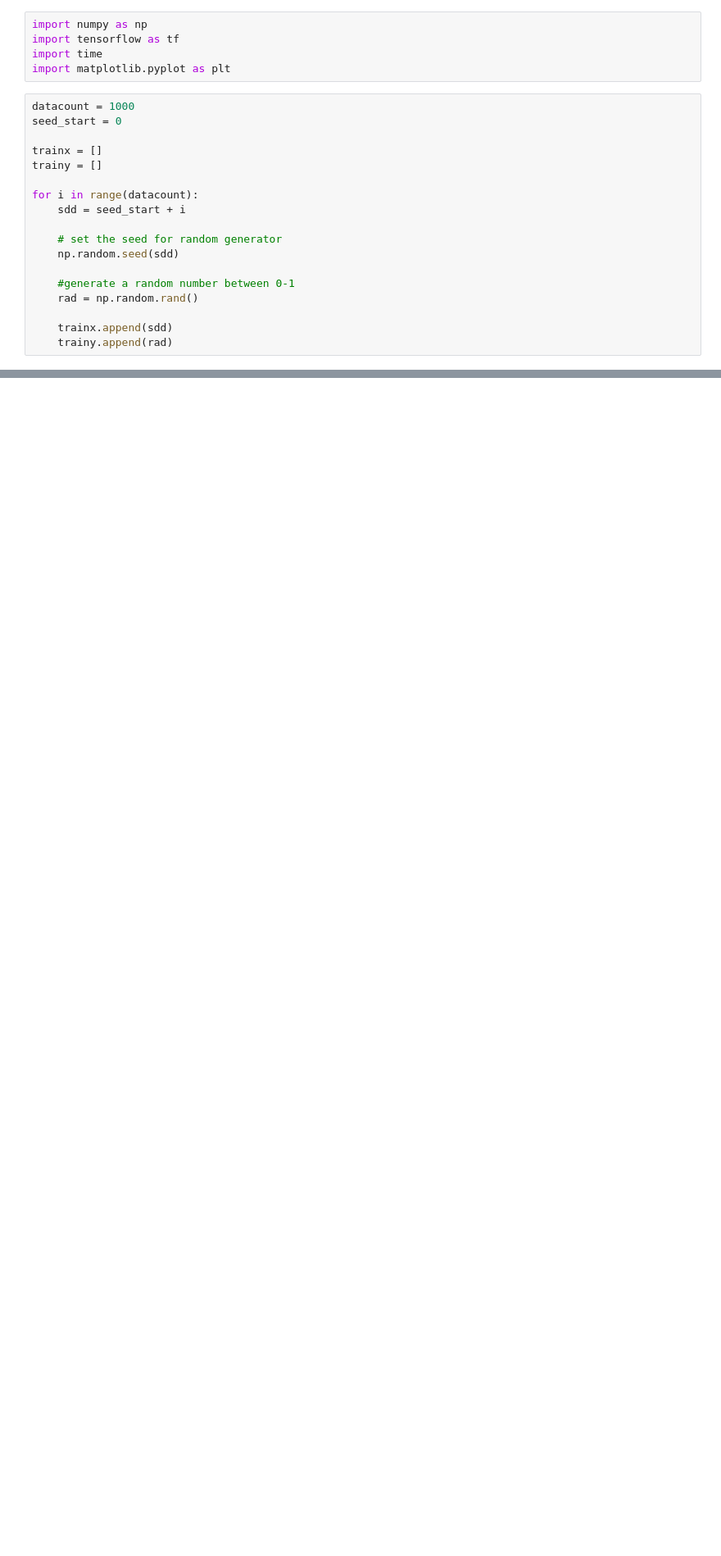
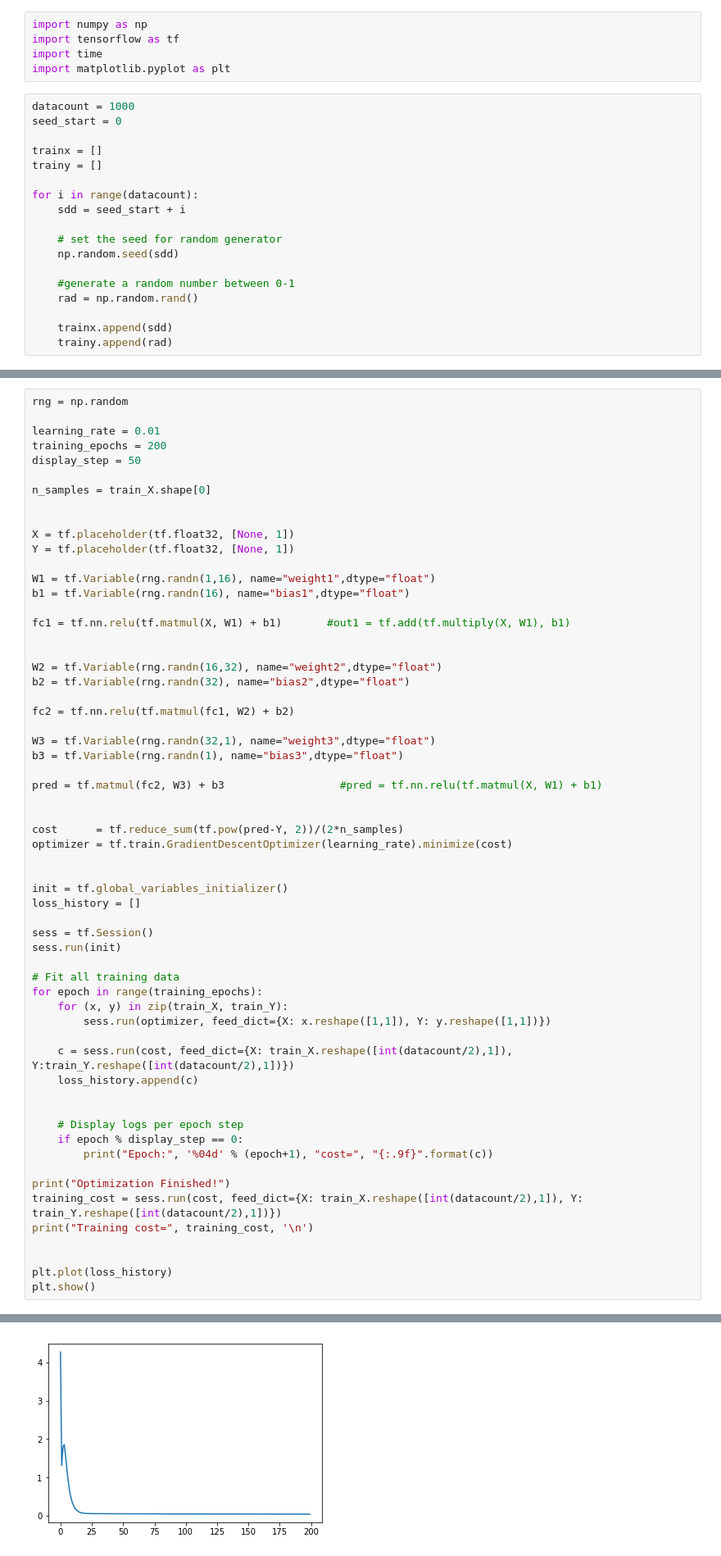
Before and after one commit to yusuftas/blog_python_codes, a Jupyter notebook: learning_randomness_attempt1/learning_randomness_attempt1.ipynb, the cells around one changed output, grey strips where cells are left out. Shown: that part at 82% size. Drawn from its saved outputs; the diff is of its cells as text; blank space fills up the shorter version.

```diff
--- a/learning_randomness_attempt1/learning_randomness_attempt1.ipynb
+++ b/learning_randomness_attempt1/learning_randomness_attempt1.ipynb
@@ -42,0 +126,61 @@ plt.show()
+# %%
+rng = np.random
+
+learning_rate = 0.01
+training_epochs = 200
+display_step = 50
+
+n_samples = train_X.shape[0]
+
+
+X = tf.placeholder(tf.float32, [None, 1])
+Y = tf.placeholder(tf.float32, [None, 1])
+
+W1 = tf.Variable(rng.randn(1,16), name="weight1",dtype="float")
+b1 = tf.Variable(rng.randn(16), name="bias1",dtype="float")
+
+fc1 = tf.nn.relu(tf.matmul(X, W1) + b1)       #out1 = tf.add(tf.multiply(X, W1), b1)
+
+
+W2 = tf.Variable(rng.randn(16,32), name="weight2",dtype="float")
+b2 = tf.Variable(rng.randn(32), name="bias2",dtype="float")
+
+fc2 = tf.nn.relu(tf.matmul(fc1, W2) + b2)
+
+W3 = tf.Variable(rng.randn(32,1), name="weight3",dtype="float")
+b3 = tf.Variable(rng.randn(1), name="bias3",dtype="float")
+
+pred = tf.matmul(fc2, W3) + b3                  #pred = tf.nn.relu(tf.matmul(X, W1) + b1)
+
+
+cost      = tf.reduce_sum(tf.pow(pred-Y, 2))/(2*n_samples)
+optimizer = tf.train.GradientDescentOptimizer(learning_rate).minimize(cost)
+
+
+init = tf.global_variables_initializer()
+loss_history = []
+
+sess = tf.Session()
+sess.run(init)
+
+# Fit all training data
+for epoch in range(training_epochs):
+    for (x, y) in zip(train_X, train_Y):
+        sess.run(optimizer, feed_dict={X: x.reshape([1,1]), Y: y.reshape([1,1])})
+
+    c = sess.run(cost, feed_dict={X: train_X.reshape([int(datacount/2),1]), Y:train_Y.reshape([int(datacount/2),1])})
+    loss_history.append(c)
+
+
+    # Display logs per epoch step
+    if epoch % display_step == 0:
+        print("Epoch:", '%04d' % (epoch+1), "cost=", "{:.9f}".format(c))
+
+print("Optimization Finished!")
+training_cost = sess.run(cost, feed_dict={X: train_X.reshape([int(datacount/2),1]), Y: train_Y.reshape([int(datacount/2),1])})
+print("Training cost=", training_cost, '\n')
+
+
+plt.plot(loss_history)
+plt.show()
+# %% [output]
@@ -42,0 +193 @@ plt.show()
+[figure, added]
```
Also changed, not shown: parts of 9 cells of this notebook, 4 other files.
